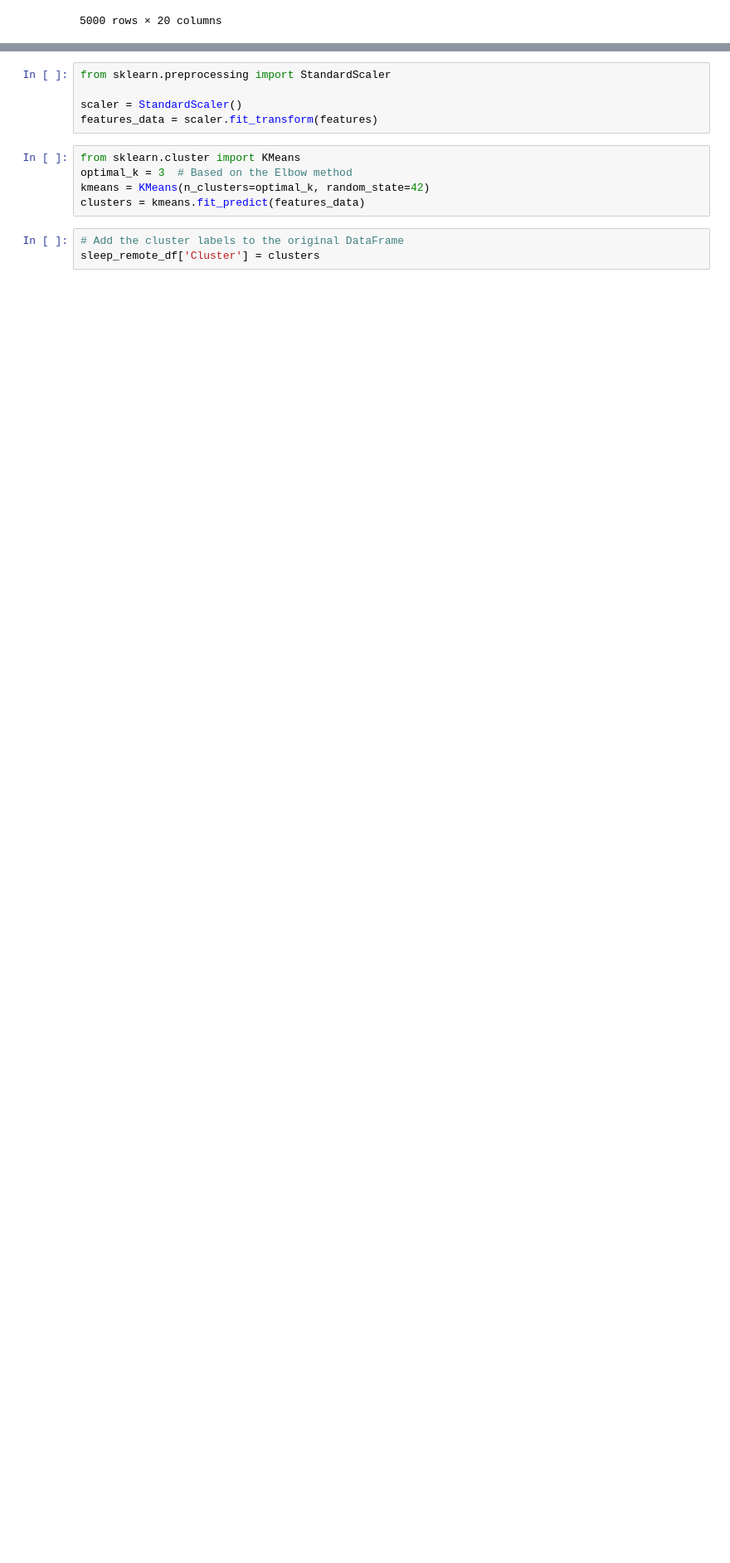
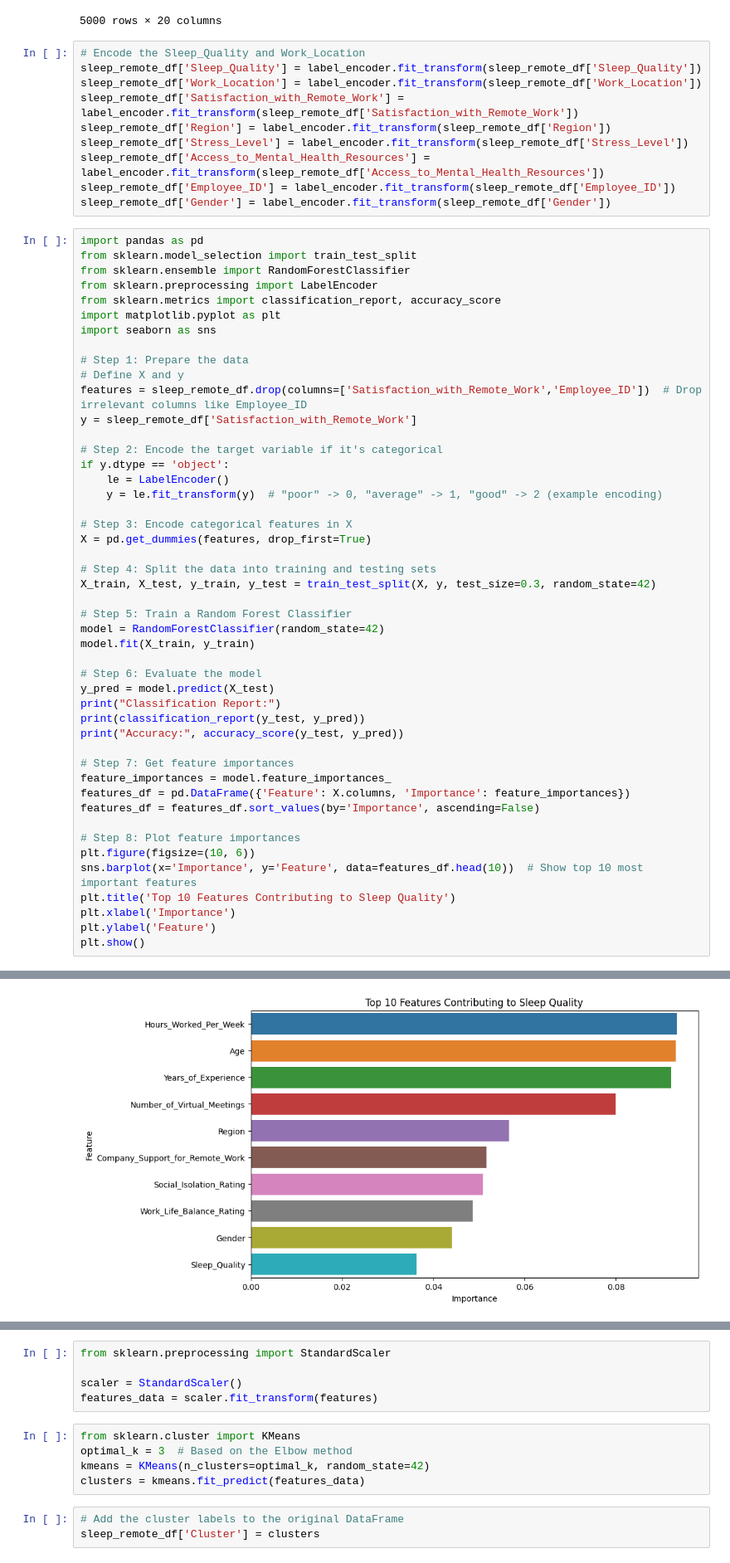
Before and after one commit to thecolombian/Unlocking_happiness, a Jupyter notebook: mariem_project4/SleepRegions.ipynb, the cells around one changed output, grey strips where cells are left out. Shown at 83% size. Drawn from its saved outputs; the diff is of its cells as text; blank space fills up the shorter version.

Commit message:
images

```diff
--- a/mariem_project4/SleepRegions.ipynb
+++ b/mariem_project4/SleepRegions.ipynb
@@ -62,3 +58,61 @@ sleep_remote_df
 | 4998 | EMP4999 | 27 | Female | Sales | Healthcare | 26 | Remote | ... |
 | 4999 | EMP5000 | 29 | Male | HR | IT | 30 | Onsite | ... |
 5000 rows × 20 columns
+# %%
+# Encode the Sleep_Quality and Work_Location
+sleep_remote_df['Sleep_Quality'] = label_encoder.fit_transform(sleep_remote_df['Sleep_Quality'])
+sleep_remote_df['Work_Location'] = label_encoder.fit_transform(sleep_remote_df['Work_Location'])
+sleep_remote_df['Satisfaction_with_Remote_Work'] = label_encoder.fit_transform(sleep_remote_df['Satisfaction_with_Remote_Work'])
+sleep_remote_df['Region'] = label_encoder.fit_transform(sleep_remote_df['Region'])
+sleep_remote_df['Stress_Level'] = label_encoder.fit_transform(sleep_remote_df['Stress_Level'])
+sleep_remote_df['Access_to_Mental_Health_Resources'] = label_encoder.fit_transform(sleep_remote_df['Access_to_Mental_Health_Resources'])
+sleep_remote_df['Employee_ID'] = label_encoder.fit_transform(sleep_remote_df['Employee_ID'])
+sleep_remote_df['Gender'] = label_encoder.fit_transform(sleep_remote_df['Gender'])
+# %%
+import pandas as pd
+from sklearn.model_selection import train_test_split
+from sklearn.ensemble import RandomForestClassifier
+from sklearn.preprocessing import LabelEncoder
+from sklearn.metrics import classification_report, accuracy_score
+import matplotlib.pyplot as plt
+import seaborn as sns
+
+# Step 1: Prepare the data
+# Define X and y
+features = sleep_remote_df.drop(columns=['Satisfaction_with_Remote_Work','Employee_ID'])  # Drop irrelevant columns like Employee_ID
+y = sleep_remote_df['Satisfaction_with_Remote_Work']
+
+# Step 2: Encode the target variable if it's categorical
+if y.dtype == 'object':
+    le = LabelEncoder()
+    y = le.fit_transform(y)  # "poor" -> 0, "average" -> 1, "good" -> 2 (example encoding)
+
+# Step 3: Encode categorical features in X
+X = pd.get_dummies(features, drop_first=True)
+
+# Step 4: Split the data into training and testing sets
+X_train, X_test, y_train, y_test = train_test_split(X, y, test_size=0.3, random_state=42)
+
+# Step 5: Train a Random Forest Classifier
+model = RandomForestClassifier(random_state=42)
+model.fit(X_train, y_train)
+
+# Step 6: Evaluate the model
+y_pred = model.predict(X_test)
+print("Classification Report:")
+print(classification_report(y_test, y_pred))
+print("Accuracy:", accuracy_score(y_test, y_pred))
+
+# Step 7: Get feature importances
+feature_importances = model.feature_importances_
+features_df = pd.DataFrame({'Feature': X.columns, 'Importance': feature_importances})
+features_df = features_df.sort_values(by='Importance', ascending=False)
+
+# Step 8: Plot feature importances
+plt.figure(figsize=(10, 6))
+sns.barplot(x='Importance', y='Feature', data=features_df.head(10))  # Show top 10 most important features
+plt.title('Top 10 Features Contributing to Sleep Quality')
+plt.xlabel('Importance')
+plt.ylabel('Feature')
+plt.show()
+# %% [output]
@@ -64,0 +131 @@ sleep_remote_df
+[figure, added]
```
Also changed, not shown: parts of 22 cells of this notebook, 4 other files.
